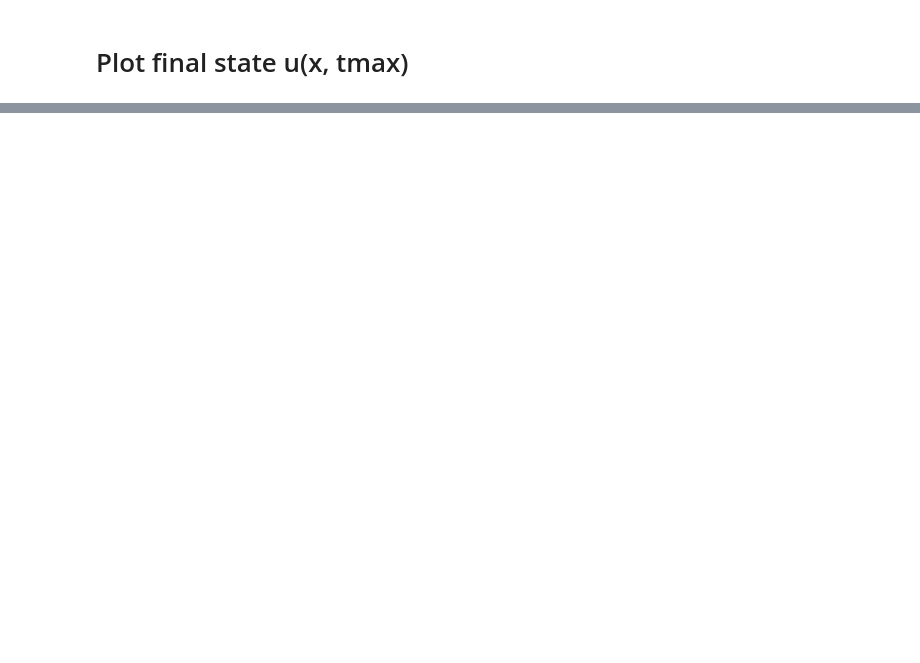
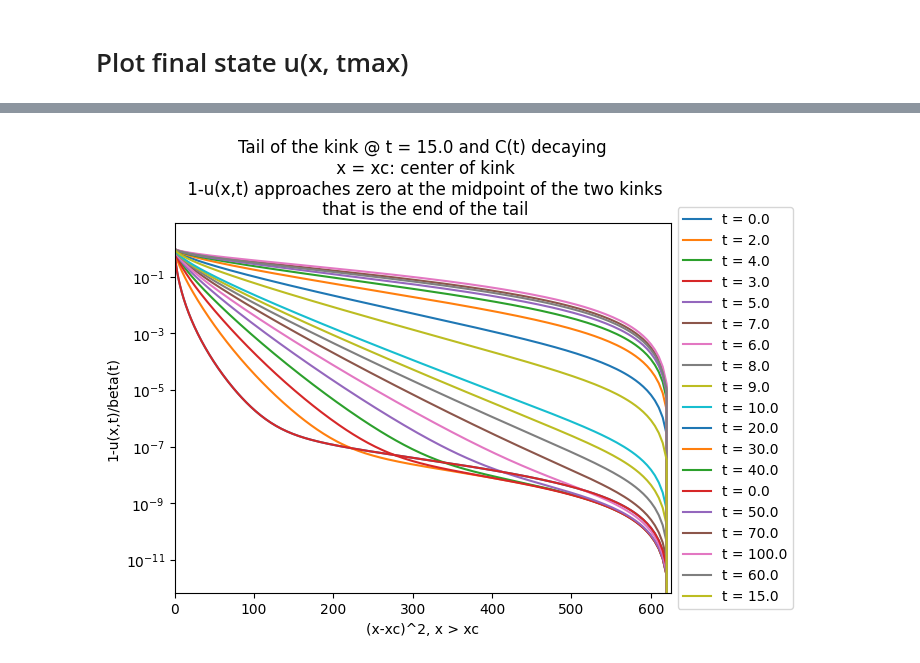
Before and after one commit to suanno/stage2, a Jupyter notebook: codes_tdgl/1D/plot/rapid plot.ipynb, the cells around one changed output, grey strips where cells are left out. Saved outputs shown, nothing was run; the diff lists cells and outputs as text; code cells hidden in the pictures; blank space fills up the shorter version.

```diff
--- a/codes_tdgl/1D/plot/rapid plot.ipynb
+++ b/codes_tdgl/1D/plot/rapid plot.ipynb
@@ -116,3 +136,8 @@ fig_
+# %%
+ax_.legend(loc='center left', bbox_to_anchor=(1, 0.5))
+fig_
+# %% [output]
+[figure, added]
 # %%
 fig
 # %% [output]
```
Also changed, not shown: parts of 8 cells of this notebook, 3 other files.
